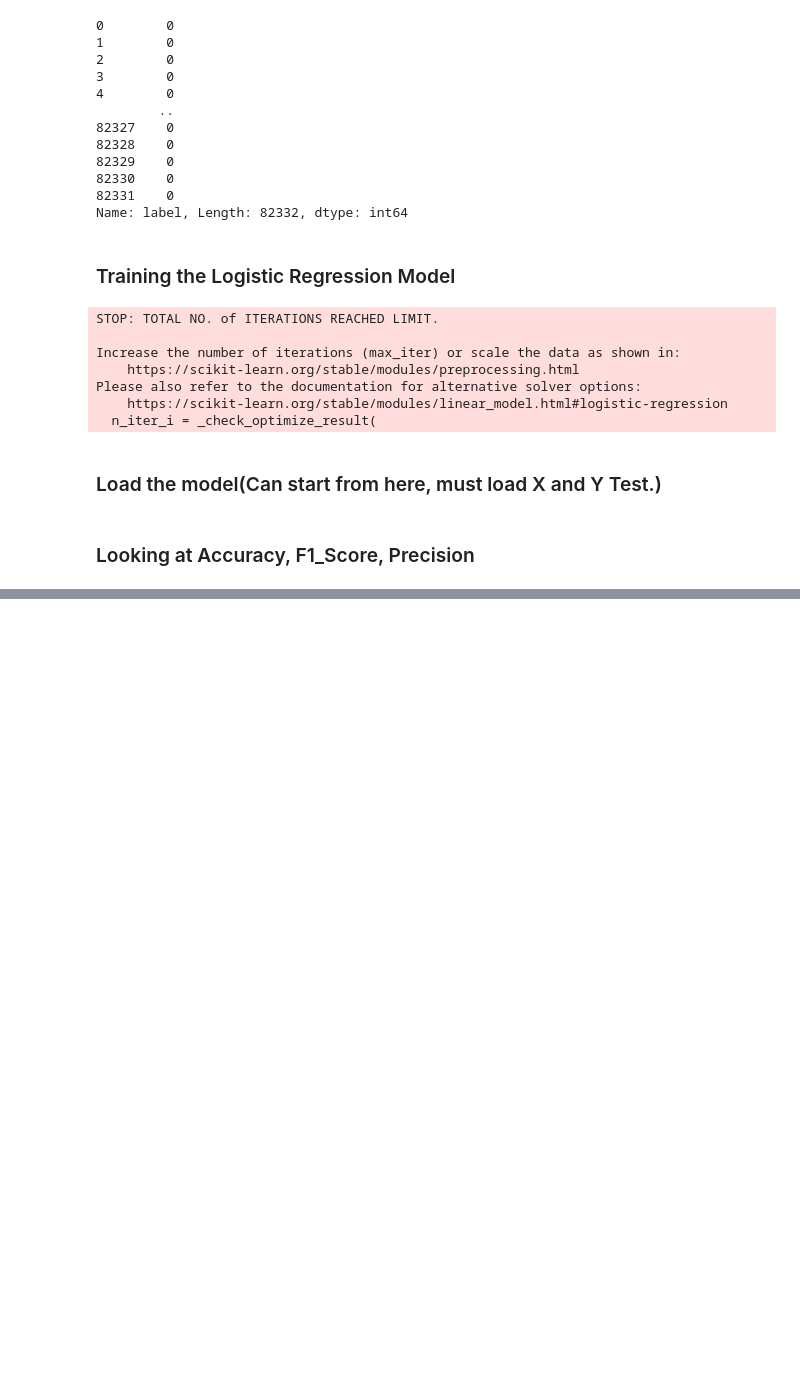
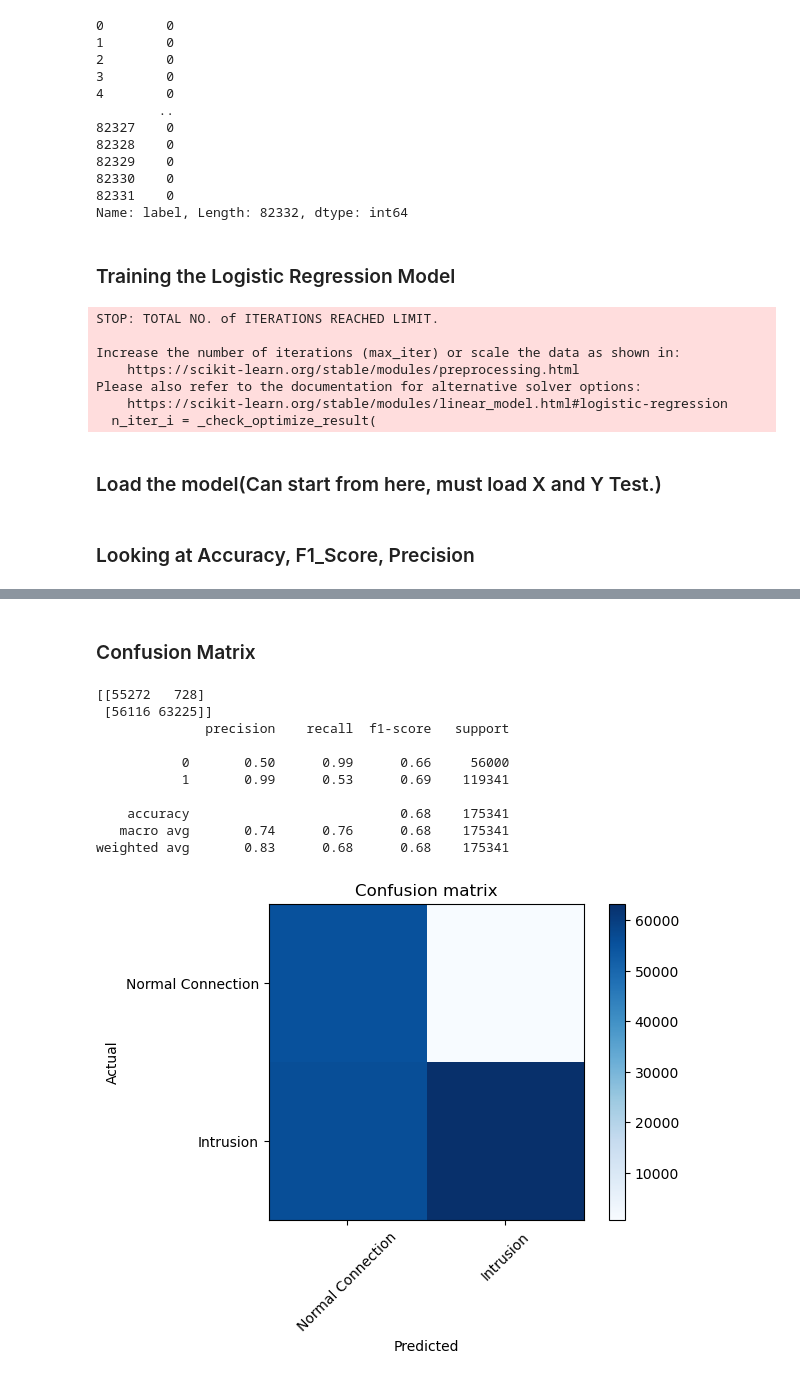
Before and after one commit to cdub-616/cyber_defense_attacks, a Jupyter notebook: LogisticRegression.ipynb, the cells around one changed output, grey strips where cells are left out. Saved outputs shown, nothing was run; the diff lists cells and outputs as text; code cells hidden in the pictures; blank space fills up the shorter version.

Commit message:
Added Confusion Matrix and the ROC Curve

```diff
--- a/LogisticRegression.ipynb
+++ b/LogisticRegression.ipynb
@@ -9,7 +9,7 @@ import pandas as pd
 import shutil
 import os
 import pickle
-
+from sklearn.metrics import roc_curve, auc
 
 # Encode text values to dummy variables(i.e. [1,0,0],[0,1,0],[0,0,1] for red,green,blue)
 def encode_text_dummy(df, name):
@@ -111,6 +111,32 @@ def encode_numeric_range(df, name, normalized_low=-1, normalized_high=1,
 
     df[name] = ((df[name] - data_low) / (data_high - data_low)) \
                * (normalized_high - normalized_low) + normalized_low
+
+def plot_confusion_matrix(cm, names, title='Confusion matrix', cmap=plt.cm.Blues):
+    plt.imshow(cm, interpolation='nearest', cmap=cmap)
+    plt.title(title)
+    plt.colorbar()
+    tick_marks = np.arange(len(names))
+    plt.xticks(tick_marks, names, rotation=45)
+    plt.yticks(tick_marks, names)
+    plt.tight_layout()
+    plt.ylabel('Actual')
+    plt.xlabel('Predicted')
+
+def plot_roc(pred,y):
+    fpr, tpr, thresholds = roc_curve(y, pred)
+    roc_auc = auc(fpr, tpr)
+
+    plt.figure()
+    plt.plot(fpr, tpr, label='ROC curve (area = %0.2f)' % roc_auc)
+    plt.plot([0, 1], [0, 1], 'k--')
+    plt.xlim([0.0, 1.0])
+    plt.ylim([0.0, 1.05])
+    plt.xlabel('False Positive Rate')
+    plt.ylabel('True Positive Rate')
+    plt.title('Receiver Operating Characteristic (ROC)')
+    plt.legend(loc="lower right")
+    plt.show()
 # %% [markdown]
 ### Loading Preprocessed Testing and Training Data
 # %%
@@ -258,3 +284,25 @@ results.head(10)
 | 7 | 0 | 0 |
 | 8 | 0 | 0 |
 | 9 | 0 | 0 |
+# %% [markdown]
+### Confusion Matrix
+# %%
+from sklearn.metrics import confusion_matrix, classification_report
+
+confusion = confusion_matrix(Y_Test, LR_Predictions)
+print(confusion)
+
+print(classification_report(Y_Test, LR_Predictions))
+plot_confusion_matrix(confusion, ['Normal Connection', 'Intrusion'], title='Confusion matrix', cmap=plt.cm.Blues)
+# %% [output]
+[[55272   728]
+ [56116 63225]]
+              precision    recall  f1-score   support
+
+           0       0.50      0.99      0.66     56000
+           1       0.99      0.53      0.69    119341
+
+    accuracy                           0.68    175341
+   macro avg       0.74      0.76      0.68    175341
+weighted avg       0.83      0.68      0.68    175341
+[figure, added]
```
Also changed, not shown: parts of 6 cells of this notebook, 3 other files.
